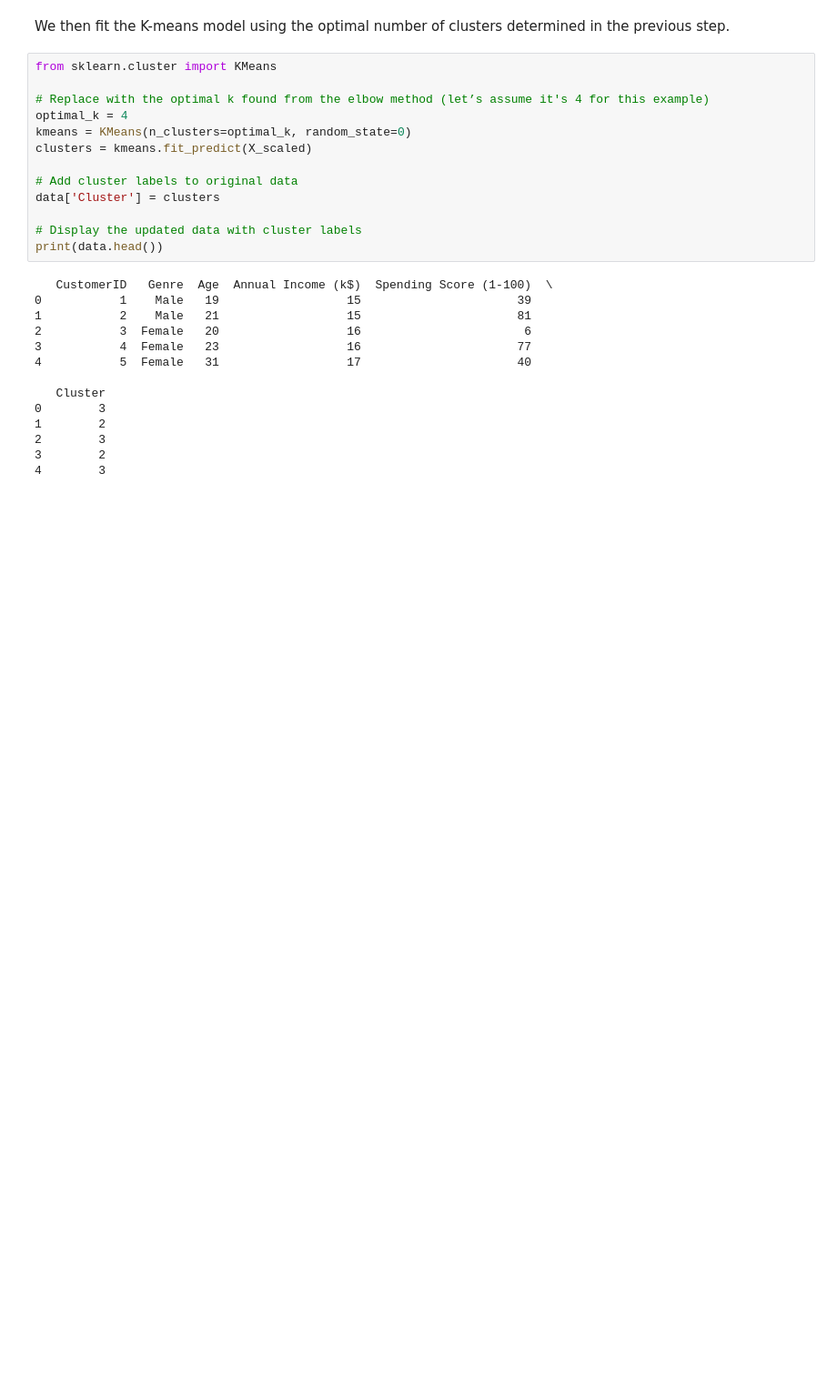
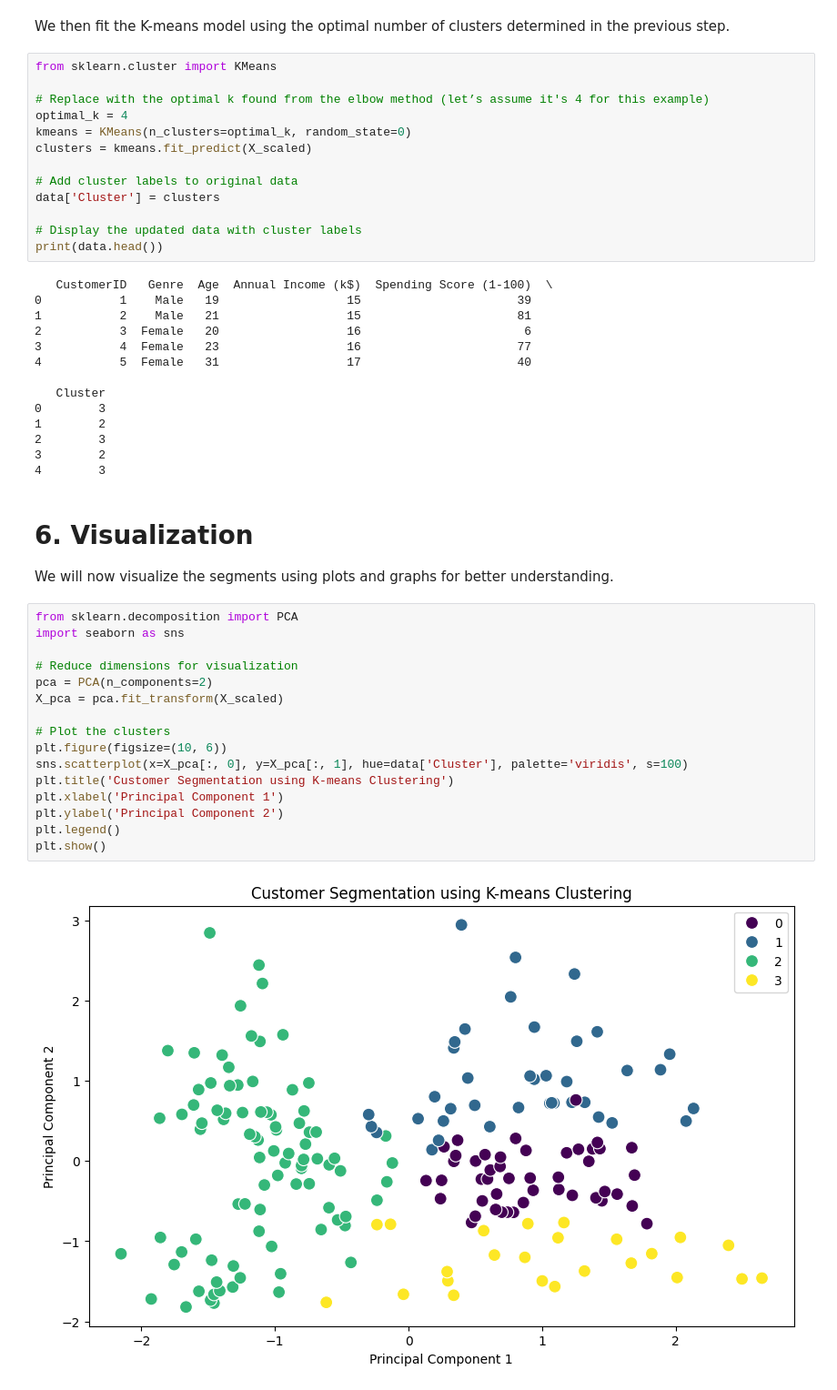
Before and after one commit to mechadns/clustering-customer-behavior, a Jupyter notebook: ClusterLogic.ipynb, the cells around one changed output. Shown at 91% size. Saved outputs shown, nothing was run; the diff lists cells and outputs as text; blank space fills up the shorter version.

Commit message:
Visualization and deployment.

```diff
--- a/ClusterLogic.ipynb
+++ b/ClusterLogic.ipynb
@@ -128,3 +128,24 @@ print(data.head())
 2        3
 3        2
 4        3
+# %% [markdown]
+# 6. Visualization
+We will now visualize the segments using plots and graphs for better understanding.
+# %%
+from sklearn.decomposition import PCA
+import seaborn as sns
+
+# Reduce dimensions for visualization
+pca = PCA(n_components=2)
+X_pca = pca.fit_transform(X_scaled)
+
+# Plot the clusters
+plt.figure(figsize=(10, 6))
+sns.scatterplot(x=X_pca[:, 0], y=X_pca[:, 1], hue=data['Cluster'], palette='viridis', s=100)
+plt.title('Customer Segmentation using K-means Clustering')
+plt.xlabel('Principal Component 1')
+plt.ylabel('Principal Component 2')
+plt.legend()
+plt.show()
+# %% [output]
+[figure, added]
```
Also changed, not shown: parts of 7 cells of this notebook, 1 other file.
